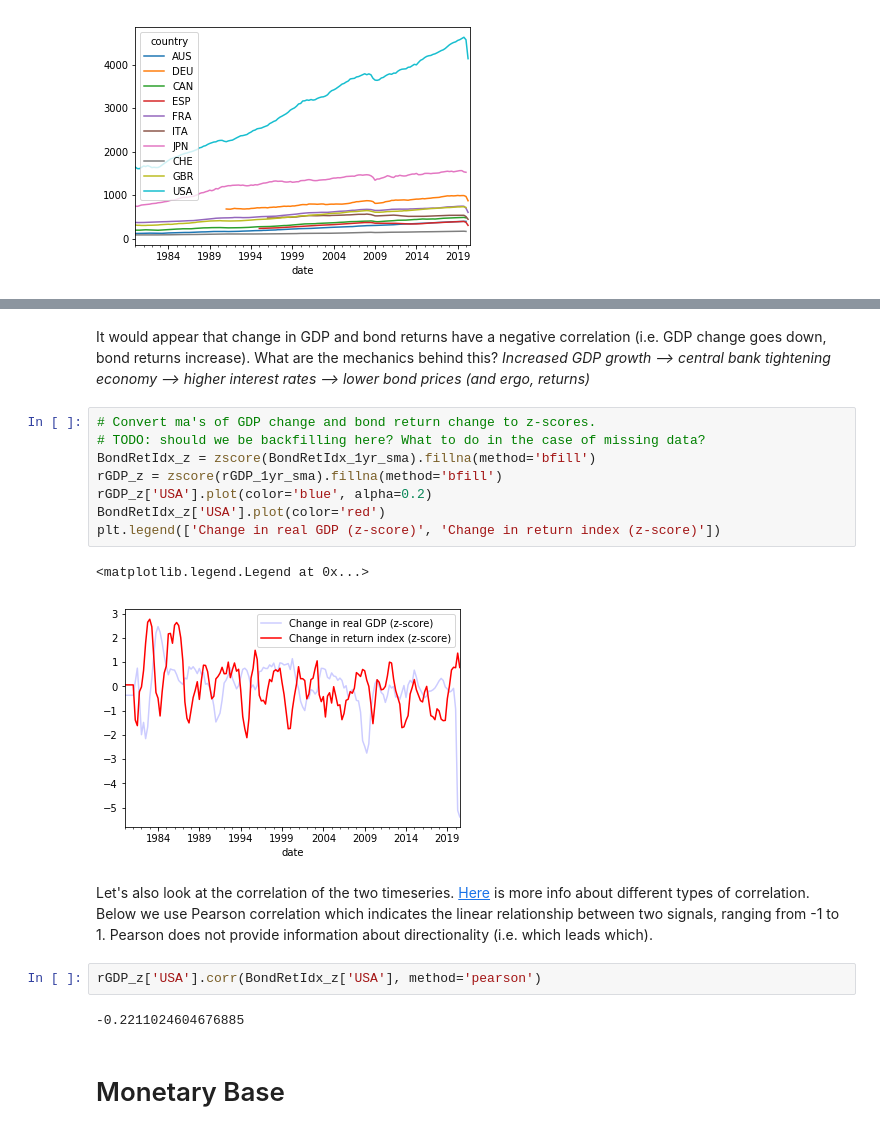
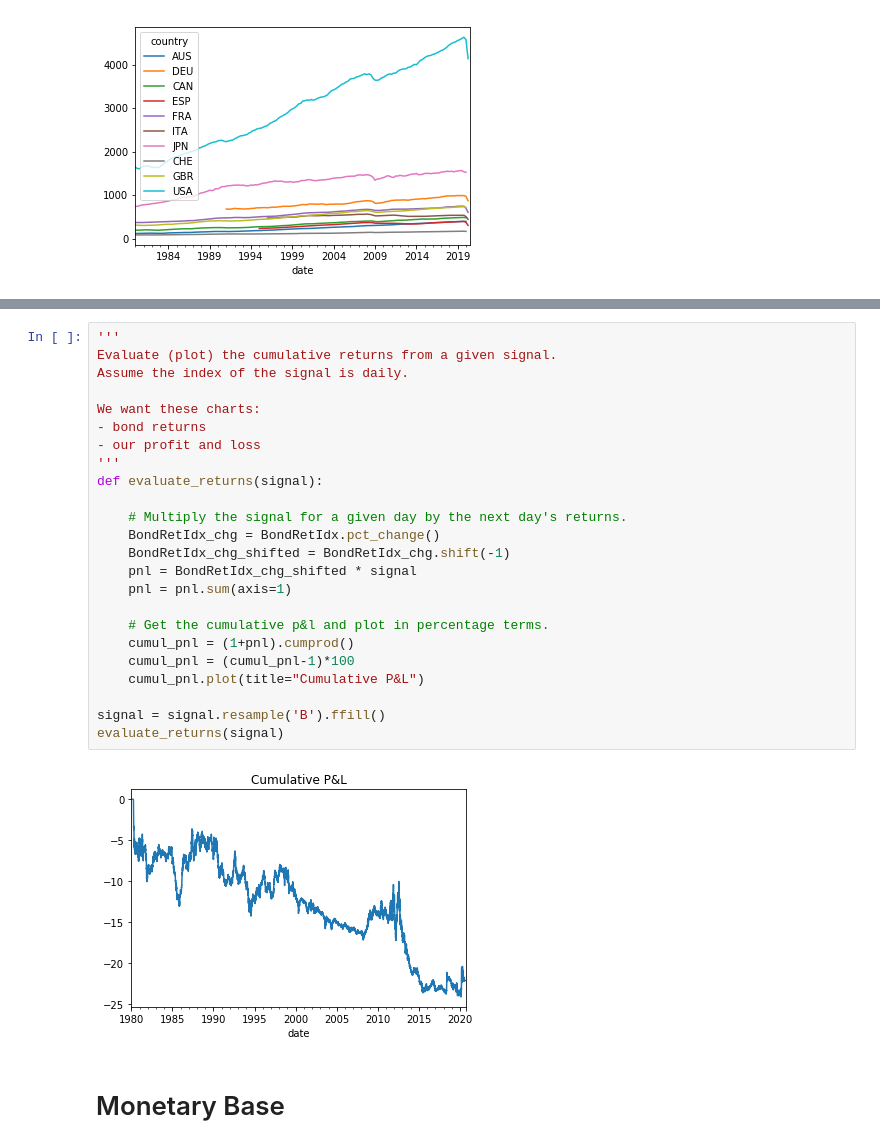
Before and after one commit to Mike-Huntress/Internship2020, a Jupyter notebook: SampleSignal/Investment System.ipynb, the cells around one changed output, grey strips where cells are left out. Saved outputs shown, nothing was run; the diff lists cells and outputs as text.

Commit message:
friday updates - building out GDP & money supply indicators and pnl curves

```diff
--- a/SampleSignal/Investment System.ipynb
+++ b/SampleSignal/Investment System.ipynb
@@ -160,22 +123,29 @@ rGDP_1yr_sma['USA'].plot(color='blue')
-# %% [markdown]
-It would appear that change in GDP and bond returns have a negative correlation (i.e. GDP change goes down, bond returns increase). What are the mechanics behind this? *Increased GDP growth --> central bank tightening economy --> higher interest rates --> lower bond prices (and ergo, returns)*
-# %%
-# Convert ma's of GDP change and bond return change to z-scores.
-# TODO: should we be backfilling here? What to do in the case of missing data?
-BondRetIdx_z = zscore(BondRetIdx_1yr_sma).fillna(method='bfill')
-rGDP_z = zscore(rGDP_1yr_sma).fillna(method='bfill')
-rGDP_z['USA'].plot(color='blue', alpha=0.2)
-BondRetIdx_z['USA'].plot(color='red')
-plt.legend(['Change in real GDP (z-score)', 'Change in return index (z-score)'])
-# %% [output]
-<matplotlib.legend.Legend at 0x...>
-[figure, removed]
-# %% [markdown]
-Let's also look at the correlation of the two timeseries. [Here](https://towardsdatascience.com/four-ways-to-quantify-synchrony-between-time-series-data-b99136c4a9c9) is more info about different types of correlation. Below we use Pearson correlation which indicates the linear relationship between two signals, ranging from -1 to 1. Pearson does not provide information about directionality (i.e. which leads which).
-# %%
-rGDP_z['USA'].corr(BondRetIdx_z['USA'], method='pearson')
-# %% [output]
--0.2211024604676885
+# %%
+'''
+Evaluate (plot) the cumulative returns from a given signal.
+Assume the index of the signal is daily.
+
+We want these charts:
+- bond returns
+- our profit and loss
+'''
+def evaluate_returns(signal):
+
+    # Multiply the signal for a given day by the next day's returns.
+    BondRetIdx_chg = BondRetIdx.pct_change()
+    BondRetIdx_chg_shifted = BondRetIdx_chg.shift(-1)
+    pnl = BondRetIdx_chg_shifted * signal
+    pnl = pnl.sum(axis=1)
+
+    # Get the cumulative p&l and plot in percentage terms.
+    cumul_pnl = (1+pnl).cumprod()
+    cumul_pnl = (cumul_pnl-1)*100
+    cumul_pnl.plot(title="Cumulative P&L")
+
+signal = signal.resample('B').ffill()
+evaluate_returns(signal)
+# %% [output]
+[figure, added]
 # %% [markdown]
 # Monetary Base
 # %% [markdown]
```
Also changed, not shown: parts of 15 cells of this notebook, 5 other files.
